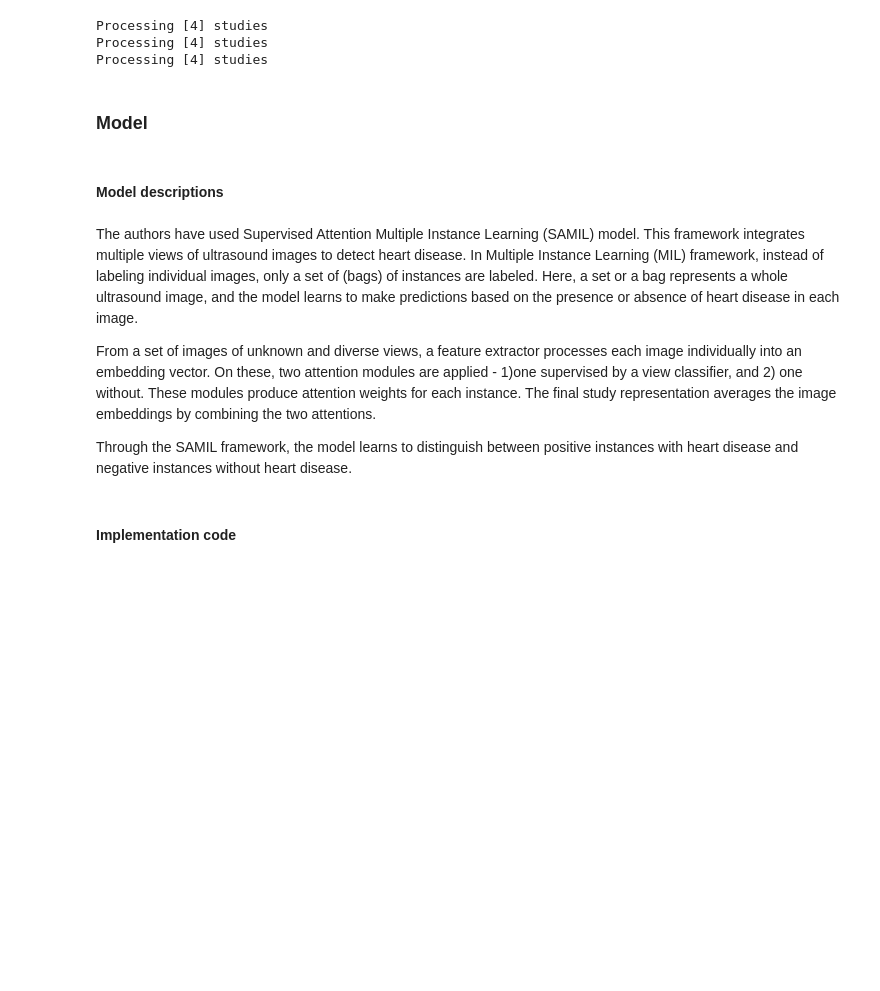
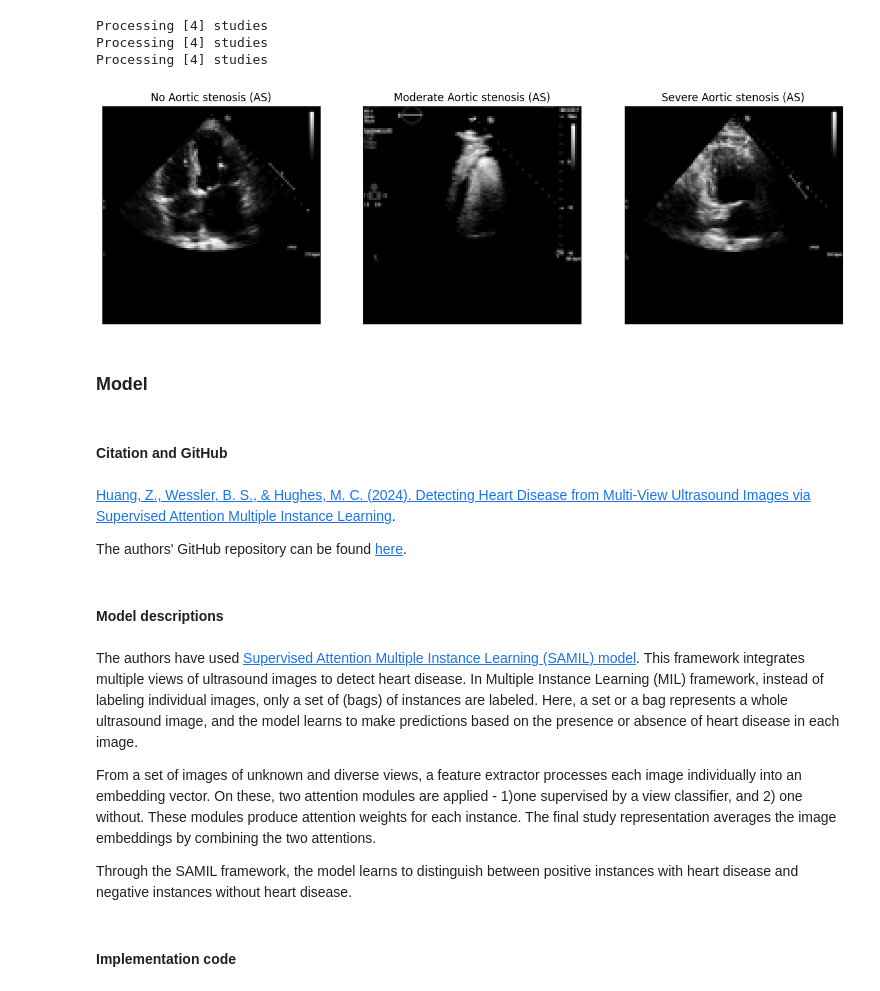
Before and after one commit to Coltinho10/SAMIL, a Jupyter notebook: notebook/FinalDoc.ipynb, the cells around one changed output. Saved outputs shown, nothing was run; the diff lists cells and outputs as text; code cells hidden in the pictures; blank space fills up the shorter version.

```diff
--- a/notebook/FinalDoc.ipynb
+++ b/notebook/FinalDoc.ipynb
@@ -370,12 +381,45 @@ test_loader = DataLoader(
 Processing [4] studies
 Processing [4] studies
 Processing [4] studies
+# %%
+plt.figure(figsize=(15, 5))
+
+ax = plt.subplot(1, 3, 1)
+ax.set_title("No Aortic stenosis (AS)")
+img = cv2.imread("data/2142s1_0.png")
+plt.xticks([])
+plt.yticks([])
+plt.imshow(img)
+
+ax = plt.subplot(1, 3, 2)
+ax.set_title("Moderate Aortic stenosis (AS)")
+img = cv2.imread("data/5854s1_0.png")
+plt.xticks([])
+plt.yticks([])
+plt.imshow(img)
+
+ax = plt.subplot(1, 3, 3)
+ax.set_title("Severe Aortic stenosis (AS)")
+img = cv2.imread("data/1792s1_0.png")
+plt.xticks([])
+plt.yticks([])
+plt.imshow(img)
+
+plt.show()
+# %% [output]
+[figure, added]
 # %% [markdown]
 ### Model
+# %% [markdown]
+#### Citation and GitHub
+# %% [markdown]
+[Huang, Z., Wessler, B. S., & Hughes, M. C. (2024). Detecting Heart Disease from Multi-View Ultrasound Images via Supervised Attention Multiple Instance Learning](https://arxiv.org/abs/2306.00003).
+
+The authors' GitHub repository can be found [here](https://github.com/tufts-ml/SAMIL).
 # %% [markdown]
 #### Model descriptions
 # %% [markdown]
-The authors have used Supervised Attention Multiple Instance Learning (SAMIL) model. This framework integrates multiple views of ultrasound images to detect heart disease. In Multiple Instance Learning (MIL) framework, instead of labeling individual images, only a set of (bags) of instances are labeled. Here, a set or a bag represents a whole ultrasound image, and the model learns to make predictions based on the presence or absence of heart disease in each image.
+The authors have used [Supervised Attention Multiple Instance Learning (SAMIL) model](https://arxiv.org/abs/2306.00003). This framework integrates multiple views of ultrasound images to detect heart disease. In Multiple Instance Learning (MIL) framework, instead of labeling individual images, only a set of (bags) of instances are labeled. Here, a set or a bag represents a whole ultrasound image, and the model learns to make predictions based on the presence or absence of heart disease in each image.
 
 From a set of images of unknown and diverse views, a feature extractor processes each image individually into an embedding vector. On these, two attention modules are applied - 1)one supervised by a view classifier, and 2) one without. These modules produce attention weights for each instance. The final study representation averages the image embeddings by combining the two attentions.
 
```
Also changed, not shown: parts of 11 cells of this notebook.
